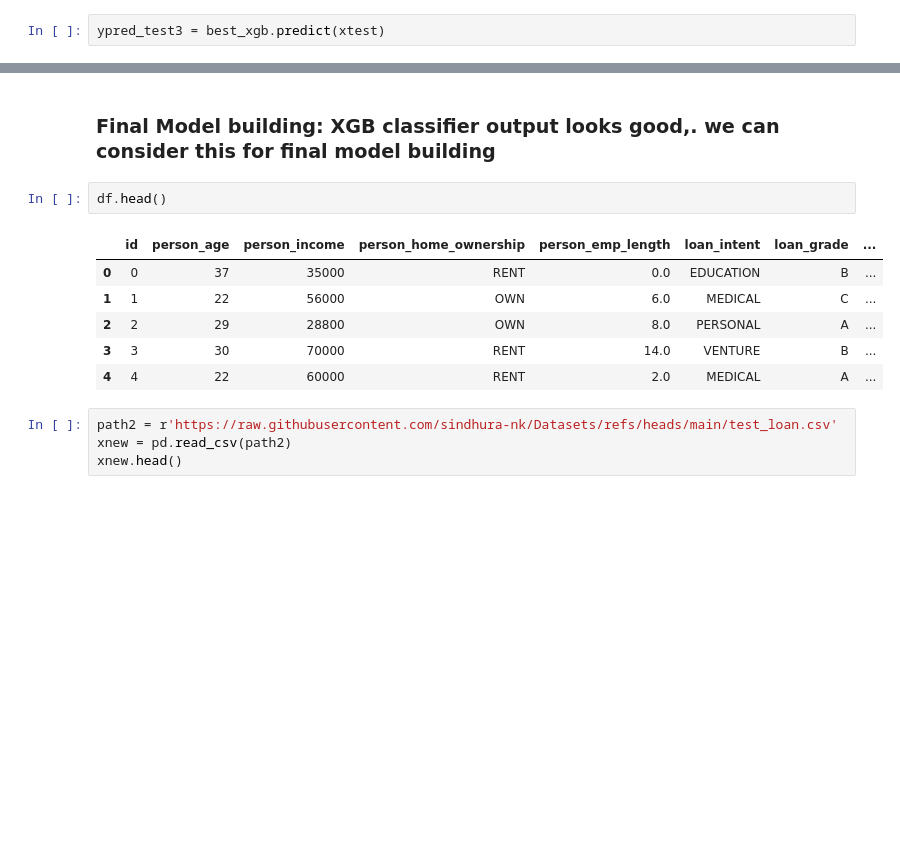
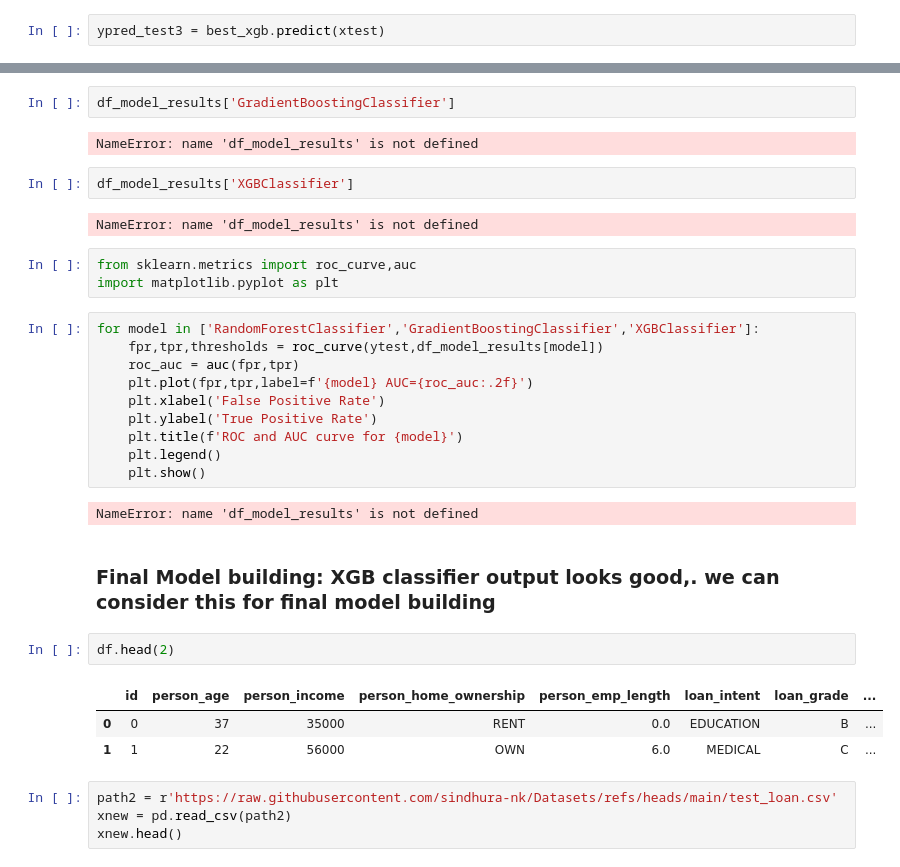
Before and after one commit to Akshay8055143/Machine_Learning_1418, a Jupyter notebook: Ensemble/RandomForest_GradientBoost_XGBoost.ipynb, the cells around one changed output, grey strips where cells are left out. Saved outputs shown, nothing was run; the diff lists cells and outputs as text; blank space fills up the shorter version.

```diff
--- a/Ensemble/RandomForest_GradientBoost_XGBoost.ipynb
+++ b/Ensemble/RandomForest_GradientBoost_XGBoost.ipynb
@@ -477,14 +512,34 @@ weighted avg       0.95      0.95      0.95     11729
+# %%
+df_model_results['GradientBoostingClassifier']
+# %% [output]
+NameError: name 'df_model_results' is not defined
+# %%
+df_model_results['XGBClassifier']
+# %% [output]
+NameError: name 'df_model_results' is not defined
+# %%
+from sklearn.metrics import roc_curve,auc
+import matplotlib.pyplot as plt
+# %%
+for model in ['RandomForestClassifier','GradientBoostingClassifier','XGBClassifier']:
+    fpr,tpr,thresholds = roc_curve(ytest,df_model_results[model])
+    roc_auc = auc(fpr,tpr)
+    plt.plot(fpr,tpr,label=f'{model} AUC={roc_auc:.2f}')
+    plt.xlabel('False Positive Rate')
+    plt.ylabel('True Positive Rate')
+    plt.title(f'ROC and AUC curve for {model}')
+    plt.legend()
+    plt.show()
+# %% [output]
+NameError: name 'df_model_results' is not defined
 # %% [markdown]
 ### Final Model building: XGB classifier output looks good,. we can consider this for final model building
 # %%
-df.head()
+df.head(2)
 # %% [output]
 |  | id | person_age | person_income | person_home_ownership | person_emp_length | loan_intent | loan_grade | ... |
 | 0 | 0 | 37 | 35000 | RENT | 0.0 | EDUCATION | B | ... |
 | 1 | 1 | 22 | 56000 | OWN | 6.0 | MEDICAL | C | ... |
-| 2 | 2 | 29 | 28800 | OWN | 8.0 | PERSONAL | A | ... |
-| 3 | 3 | 30 | 70000 | RENT | 14.0 | VENTURE | B | ... |
-| 4 | 4 | 22 | 60000 | RENT | 2.0 | MEDICAL | A | ... |
 # %%
 path2 = r'https://raw.githubusercontent.com/sindhura-nk/Datasets/refs/heads/main/test_loan.csv'
 xnew = pd.read_csv(path2)
```
Also changed, not shown: parts of 24 cells of this notebook.
